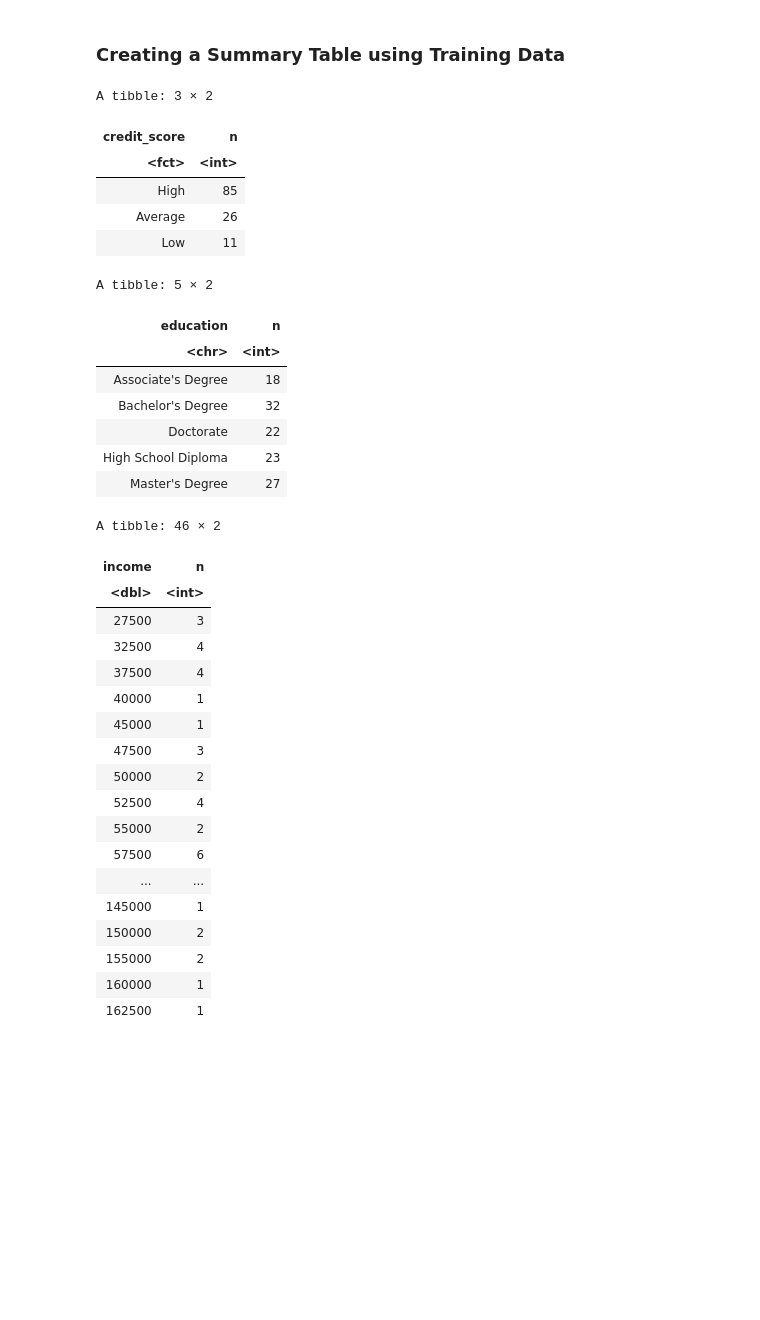
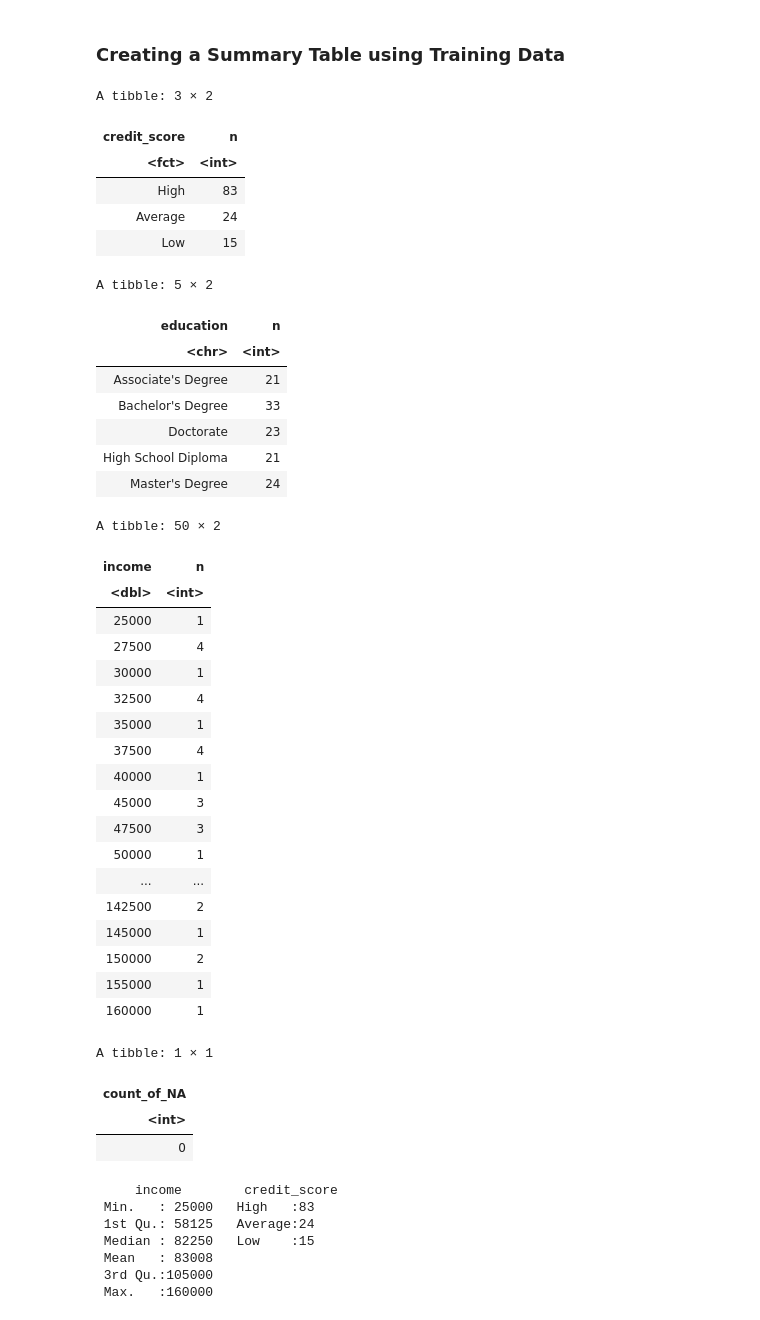
Before and after one commit to satvvika/DSCI100_group_project, a Jupyter notebook: group_project_proposal.ipynb, the cells around one changed output. Drawn from its saved outputs; the diff is of its cells as text; code cells hidden in the pictures; blank space fills up the shorter version.

```diff
--- a/group_project_proposal.ipynb
+++ b/group_project_proposal.ipynb
@@ -71,54 +83,75 @@ The data presented is sensibly clean and wrangled appropriately. Each row is a s
 # %%
 library(tidymodels)
 cs_split <- initial_split(clean_cs_data, prop = 0.75, strata = credit_score)  #splitting the data into training and testing data
 cs_training <- training(cs_split)
 cs_testing <- testing(cs_split)
 
 summary_table_1 <- cs_training |>  #displaying the count of each pre-existing class in the training data
     count(credit_score)
 
 summary_table_1
 
 summary_table_2 <- cs_training |>  #displaying the count of the education predictor variables, also showing the types of educations
     count(education)
 
 summary_table_2
 
 summary_table_3 <- cs_training |>  #displaying the count of the income predictor variables, showing the different income types and values
     count(income)
 
 summary_table_3
+
+count_of_NA <- sum(is.na(cs_training))
+
+summary_table_4 <- tibble(count_of_NA)
+
+summary_table_4
+
+total_summary <- (summary(cs_training[c("income", "credit_score")]))
+
+total_summary
 # %% [output]
 A tibble: 3 × 2
 | credit_score | n |
 | <fct> | <int> |
-| High | 85 |
-| Average | 26 |
-| Low | 11 |
+| High | 83 |
+| Average | 24 |
+| Low | 15 |
 A tibble: 5 × 2
 | education | n |
 | <chr> | <int> |
-| Associate's Degree | 18 |
-| Bachelor's Degree | 32 |
-| Doctorate | 22 |
-| High School Diploma | 23 |
-| Master's Degree | 27 |
+| Associate's Degree | 21 |
+| Bachelor's Degree | 33 |
+| Doctorate | 23 |
+| High School Diploma | 21 |
+| Master's Degree | 24 |
-A tibble: 46 × 2
+A tibble: 50 × 2
 | income | n |
 | <dbl> | <int> |
-| 27500 | 3 |
+| 25000 | 1 |
+| 27500 | 4 |
+| 30000 | 1 |
 | 32500 | 4 |
+| 35000 | 1 |
 | 37500 | 4 |
 | 40000 | 1 |
-| 45000 | 1 |
+| 45000 | 3 |
 | 47500 | 3 |
-| 50000 | 2 |
-| 52500 | 4 |
-| 55000 | 2 |
-| 57500 | 6 |
+| 50000 | 1 |
 | ... | ... |
+| 142500 | 2 |
 | 145000 | 1 |
 | 150000 | 2 |
-| 155000 | 2 |
+| 155000 | 1 |
 | 160000 | 1 |
-| 162500 | 1 |
+A tibble: 1 × 1
+| count_of_NA |
+| <int> |
+| 0 |
+     income        credit_score
+ Min.   : 25000   High   :83
+ 1st Qu.: 58125   Average:24
+ Median : 82250   Low    :15
+ Mean   : 83008
+ 3rd Qu.:105000
+ Max.   :160000
```
Also changed, not shown: parts of 4 cells of this notebook.
